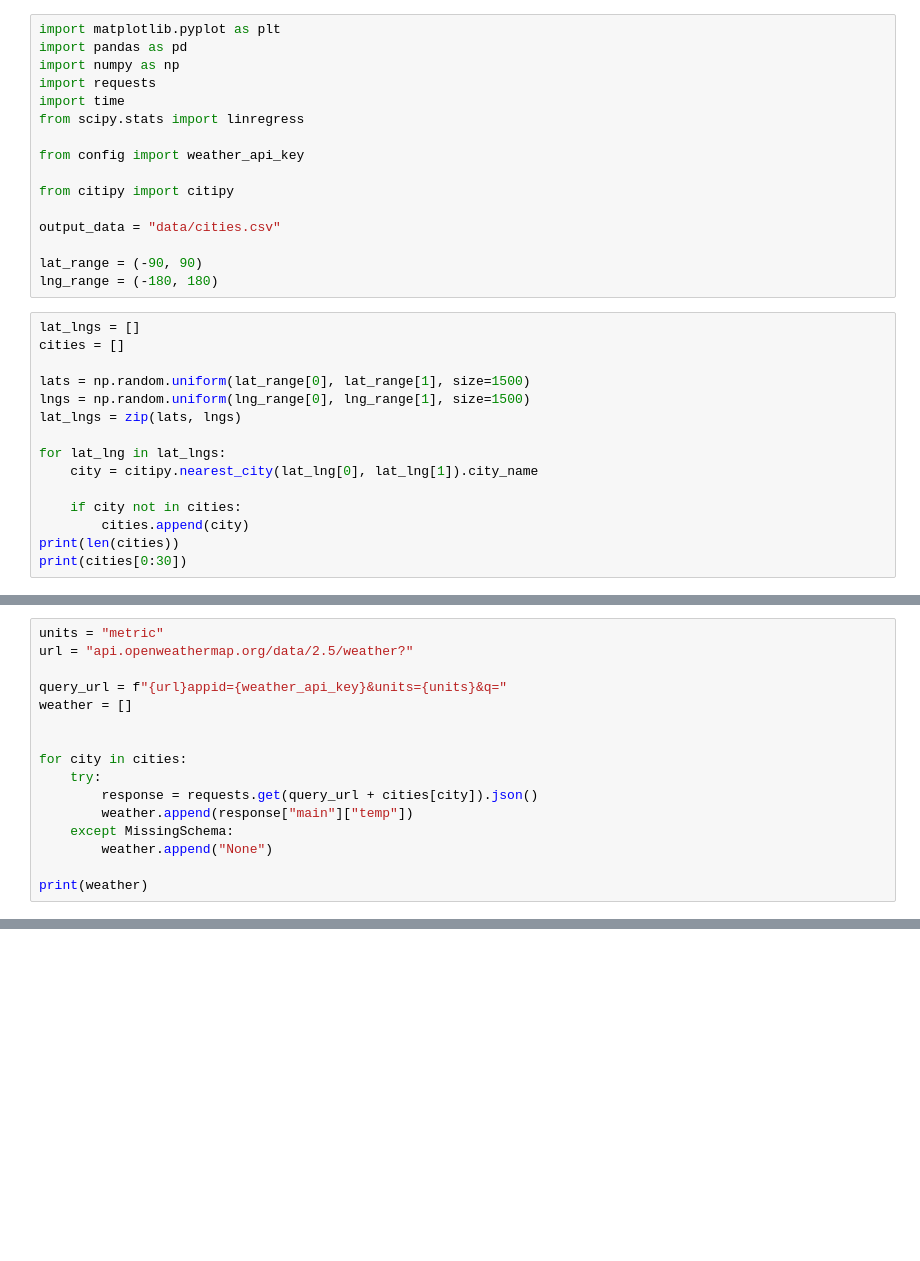
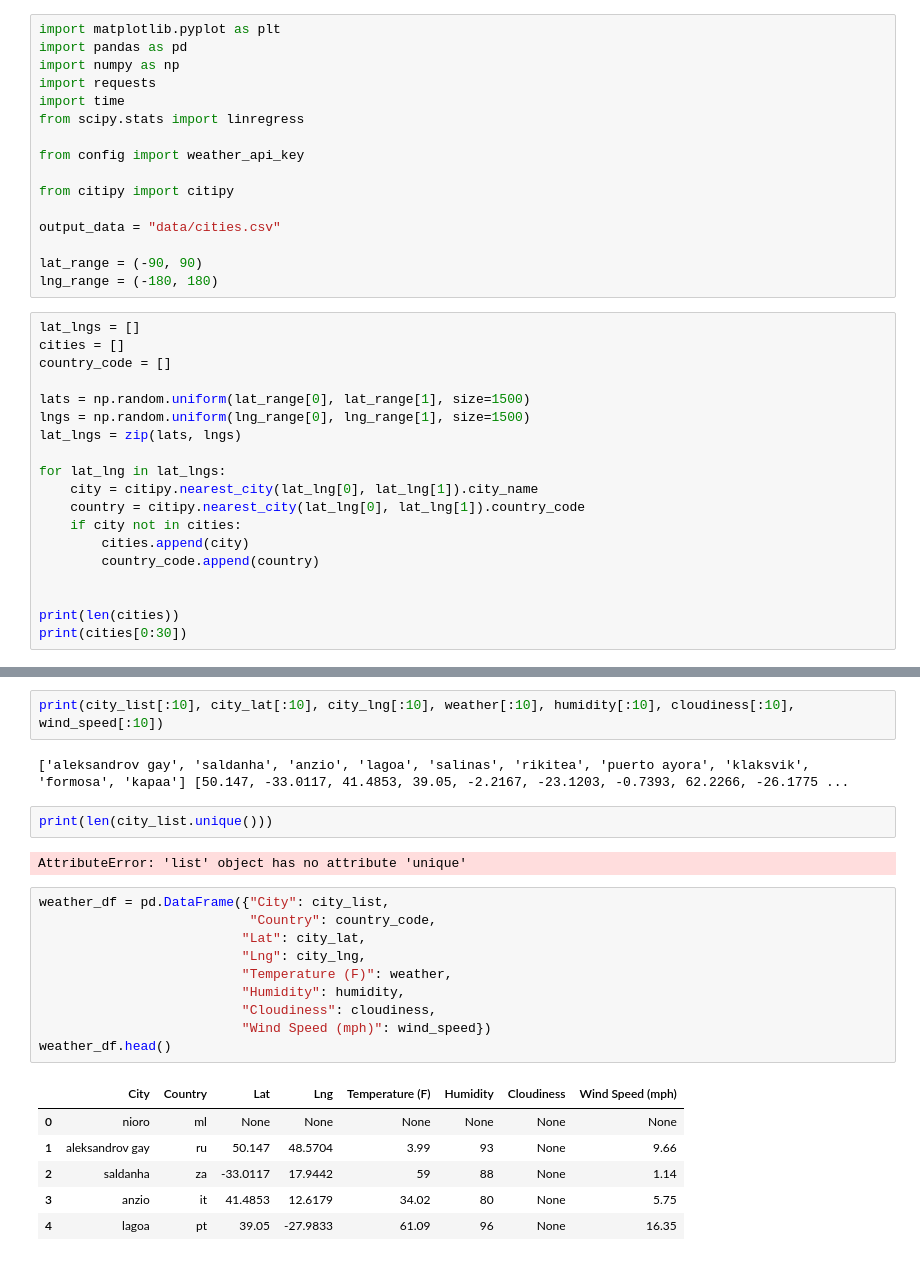
Before and after one commit to emmobley63/Equator-Climate-Vacation, a Jupyter notebook: WeatherPy/WeatherPy.ipynb, the cells around one changed output, grey strips where cells are left out. Drawn from its saved outputs; the diff is of its cells as text; blank space fills up the shorter version.

```diff
--- a/WeatherPy/WeatherPy.ipynb
+++ b/WeatherPy/WeatherPy.ipynb
@@ -17,6 +17,7 @@ lng_range = (-180, 180)
 # %%
 lat_lngs = []
 cities = []
+country_code = []
 
 lats = np.random.uniform(lat_range[0], lat_range[1], size=1500)
 lngs = np.random.uniform(lng_range[0], lng_range[1], size=1500)
@@ -24,9 +25,12 @@ lat_lngs = zip(lats, lngs)
 
 for lat_lng in lat_lngs:
     city = citipy.nearest_city(lat_lng[0], lat_lng[1]).city_name
-
+    country = citipy.nearest_city(lat_lng[0], lat_lng[1]).country_code
     if city not in cities:
         cities.append(city)
+        country_code.append(country)
+
+
 print(len(cities))
 print(cities[0:30])
 # %% [output]
@@ -35,16 +38,0 @@ print(cities[0:30])
-# %%
-units = "metric"
-url = "api.openweathermap.org/data/2.5/weather?"
-
-query_url = f"{url}appid={weather_api_key}&units={units}&q="
-weather = []
-
-
-for city in cities:
-    try:
-        response = requests.get(query_url + cities[city]).json()
-        weather.append(response["main"]["temp"])
-    except MissingSchema:
-        weather.append("None")
-
-print(weather)
@@ -52,0 +103,25 @@ NameError: name 'MissingSchema' is not defined
+# %%
+print(city_list[:10], city_lat[:10], city_lng[:10], weather[:10], humidity[:10], cloudiness[:10], wind_speed[:10])
+# %% [output]
+['aleksandrov gay', 'saldanha', 'anzio', 'lagoa', 'salinas', 'rikitea', 'puerto ayora', 'klaksvik', 'formosa', 'kapaa'] [50.147, -33.0117, 41.4853, 39.05, -2.2167, -23.1203, -0.7393, 62.2266, -26.1775 ...
+# %%
+print(len(city_list.unique()))
+# %% [output]
+AttributeError: 'list' object has no attribute 'unique'
+# %%
+weather_df = pd.DataFrame({"City": city_list,
+                           "Country": country_code,
+                          "Lat": city_lat,
+                          "Lng": city_lng,
+                          "Temperature (F)": weather,
+                          "Humidity": humidity,
+                          "Cloudiness": cloudiness,
+                          "Wind Speed (mph)": wind_speed})
+weather_df.head()
+# %% [output]
+|  | City | Country | Lat | Lng | Temperature (F) | Humidity | Cloudiness | Wind Speed (mph) |
+| 0 | nioro | ml | None | None | None | None | None | None |
+| 1 | aleksandrov gay | ru | 50.147 | 48.5704 | 3.99 | 93 | None | 9.66 |
+| 2 | saldanha | za | -33.0117 | 17.9442 | 59 | 88 | None | 1.14 |
+| 3 | anzio | it | 41.4853 | 12.6179 | 34.02 | 80 | None | 5.75 |
+| 4 | lagoa | pt | 39.05 | -27.9833 | 61.09 | 96 | None | 16.35 |
```
Also changed, not shown: parts of 9 cells of this notebook.
